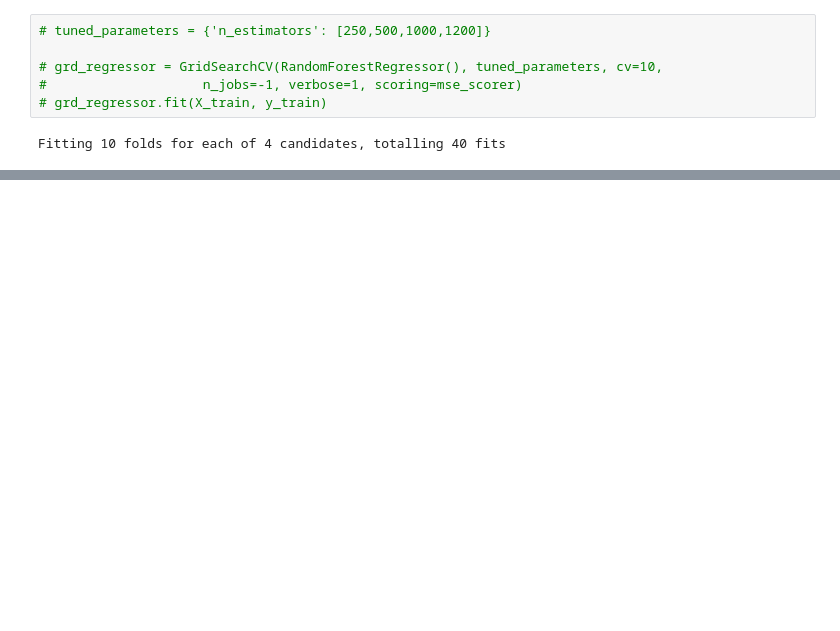
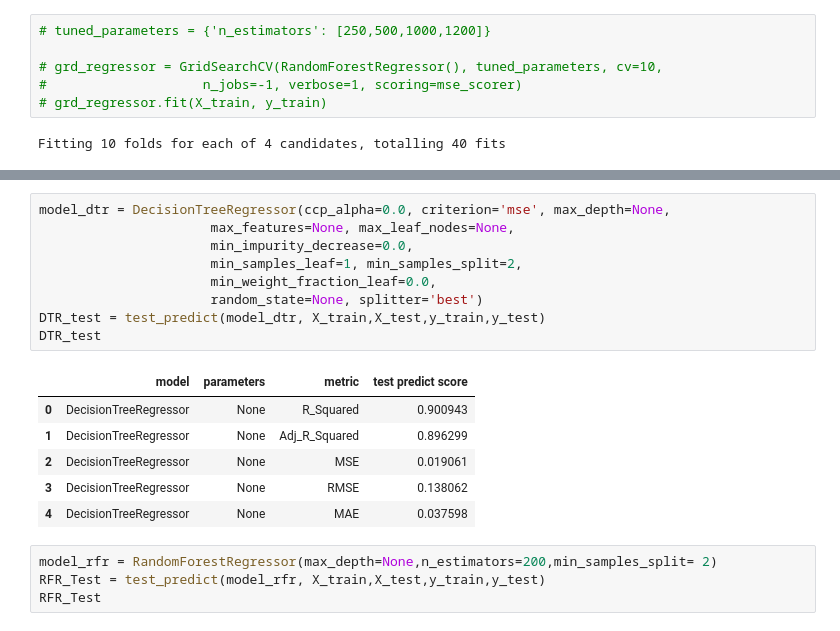
Before and after one commit to remre/datavisu, a Jupyter notebook: sample.ipynb, the cells around one changed output, grey strips where cells are left out. Saved outputs shown, nothing was run; the diff lists cells and outputs as text; blank space fills up the shorter version.

```diff
--- a/sample.ipynb
+++ b/sample.ipynb
@@ -1236,0 +1359,20 @@ GridSearchCV()
+# %%
+model_dtr = DecisionTreeRegressor(ccp_alpha=0.0, criterion='mse', max_depth=None,
+                      max_features=None, max_leaf_nodes=None,
+                      min_impurity_decrease=0.0,
+                      min_samples_leaf=1, min_samples_split=2,
+                      min_weight_fraction_leaf=0.0,
+                      random_state=None, splitter='best')
+DTR_test = test_predict(model_dtr, X_train,X_test,y_train,y_test)
+DTR_test
+# %% [output]
+|  | model | parameters | metric | test predict score |
+| 0 | DecisionTreeRegressor | None | R_Squared | 0.900943 |
+| 1 | DecisionTreeRegressor | None | Adj_R_Squared | 0.896299 |
+| 2 | DecisionTreeRegressor | None | MSE | 0.019061 |
+| 3 | DecisionTreeRegressor | None | RMSE | 0.138062 |
+| 4 | DecisionTreeRegressor | None | MAE | 0.037598 |
+# %%
+model_rfr = RandomForestRegressor(max_depth=None,n_estimators=200,min_samples_split= 2)
+RFR_Test = test_predict(model_rfr, X_train,X_test,y_train,y_test)
+RFR_Test
```
Also changed, not shown: parts of 36 cells of this notebook.
